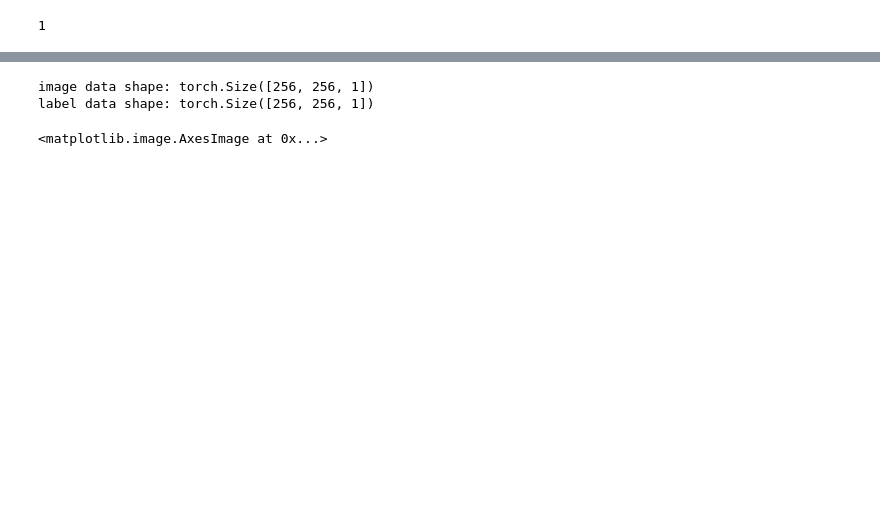
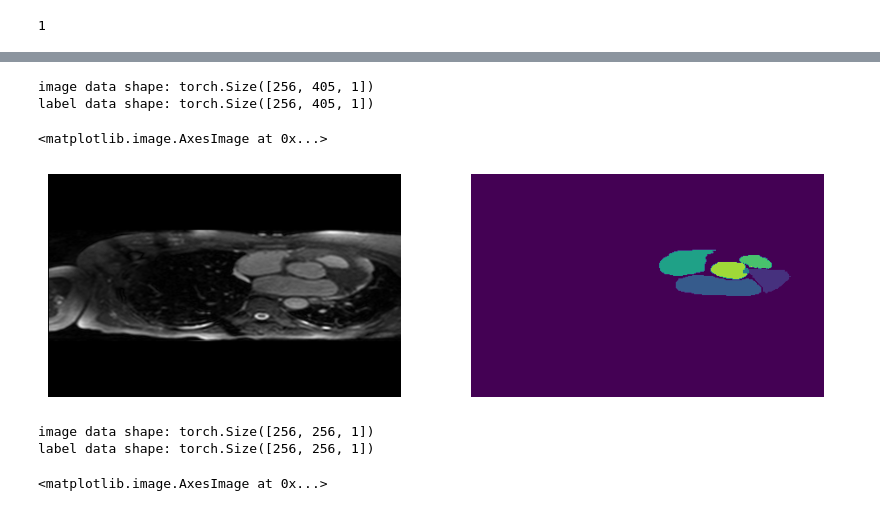
Before and after one commit to Trustworthy-AI-UU-NKI/Cross-Modal-Segmentation, a Jupyter notebook: data/exploratory_notebooks/check_transform.ipynb, the cells around one changed output, grey strips where cells are left out. Drawn from its saved outputs; the diff is of its cells as text; code cells hidden in the pictures; blank space fills up the shorter version.

```diff
--- a/data/exploratory_notebooks/check_transform.ipynb
+++ b/data/exploratory_notebooks/check_transform.ipynb
@@ -130,3 +107,25 @@ Total number of slices: 270
+# %%
+filename_case = f"../preprocessed/mr_examples/images/{case}_slice_axial_0.nii.gz"
+example_im_case = LoadImage(image_only=True, simple_keys=True)(filename_case)
+print(f"image data shape: {example_im_case.shape}")
+
+filename_label_case = f"../preprocessed/mr_examples/labels/{case}_slice_axial_0.nii.gz"
+example_label_case = LoadImage(image_only=True, simple_keys=True)(filename_label_case)
+print(f"label data shape: {example_label_case.shape}")
+# %% [output]
+image data shape: torch.Size([256, 405, 1])
+label data shape: torch.Size([256, 405, 1])
+# %%
+plt.figure(figsize=(10, 5))
+plt.subplot(1, 2, 1)
+plt.axis("off")
+plt.imshow(example_im_case, cmap="gray")
+plt.subplot(1, 2, 2)
+plt.axis("off")
+plt.imshow(example_label_case)
+# %% [output]
+<matplotlib.image.AxesImage at 0x...>
+[figure, added]
 # %%
 filename_ax = "../preprocessed/mr_examples/images/slice_axial_15.nii.gz"
 example_im_ax = LoadImage(image_only=True, simple_keys=True)(filename_ax)
```
Also changed, not shown: parts of 8 cells of this notebook, 1 other file.
